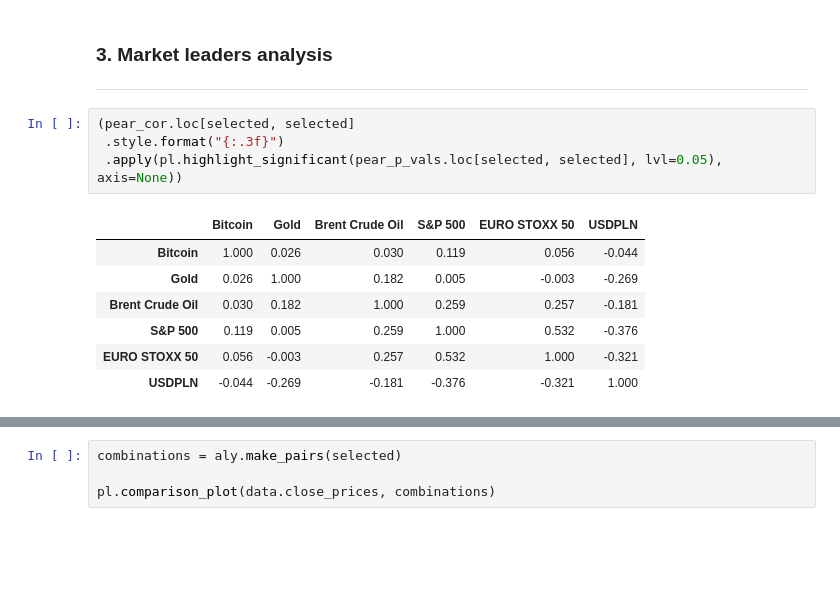
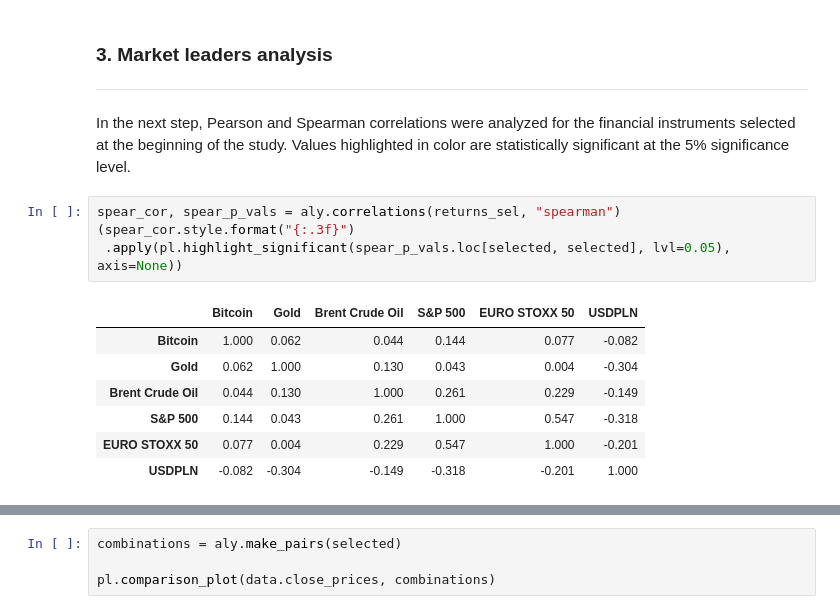
Before and after one commit to pawel-szulik/financial-market-analysis, a Jupyter notebook: notebooks/analysis.ipynb, the cells around one changed output, grey strips where cells are left out. Saved outputs shown, nothing was run; the diff lists cells and outputs as text; blank space fills up the shorter version.

```diff
--- a/notebooks/analysis.ipynb
+++ b/notebooks/analysis.ipynb
@@ -156,15 +138,17 @@ Name: Spearman (sum), dtype: float64
 # %% [markdown]
 ### 3. Market leaders analysis
 ---
-# %%
-(pear_cor.loc[selected, selected]
- .style.format("{:.3f}")
- .apply(pl.highlight_significant(pear_p_vals.loc[selected, selected], lvl=0.05), axis=None))
-# %% [output]
-|  | Bitcoin | Gold | Brent Crude Oil | S&P 500 | EURO STOXX 50 | USDPLN |
-| Bitcoin | 1.000 | 0.026 | 0.030 | 0.119 | 0.056 | -0.044 |
-| Gold | 0.026 | 1.000 | 0.182 | 0.005 | -0.003 | -0.269 |
-| Brent Crude Oil | 0.030 | 0.182 | 1.000 | 0.259 | 0.257 | -0.181 |
-| S&P 500 | 0.119 | 0.005 | 0.259 | 1.000 | 0.532 | -0.376 |
-| EURO STOXX 50 | 0.056 | -0.003 | 0.257 | 0.532 | 1.000 | -0.321 |
-| USDPLN | -0.044 | -0.269 | -0.181 | -0.376 | -0.321 | 1.000 |
+# %% [markdown]
+In the next step, Pearson and Spearman correlations were analyzed for the financial instruments selected at the beginning of the study. Values highlighted in color are statistically significant at the 5% significance level.
+# %%
+spear_cor, spear_p_vals = aly.correlations(returns_sel, "spearman")
+(spear_cor.style.format("{:.3f}")
+ .apply(pl.highlight_significant(spear_p_vals.loc[selected, selected], lvl=0.05), axis=None))
+# %% [output]
+|  | Bitcoin | Gold | Brent Crude Oil | S&P 500 | EURO STOXX 50 | USDPLN |
+| Bitcoin | 1.000 | 0.062 | 0.044 | 0.144 | 0.077 | -0.082 |
+| Gold | 0.062 | 1.000 | 0.130 | 0.043 | 0.004 | -0.304 |
+| Brent Crude Oil | 0.044 | 0.130 | 1.000 | 0.261 | 0.229 | -0.149 |
+| S&P 500 | 0.144 | 0.043 | 0.261 | 1.000 | 0.547 | -0.318 |
+| EURO STOXX 50 | 0.077 | 0.004 | 0.229 | 0.547 | 1.000 | -0.201 |
+| USDPLN | -0.082 | -0.304 | -0.149 | -0.318 | -0.201 | 1.000 |
```
Also changed, not shown: parts of 21 cells of this notebook, 4 other files.
